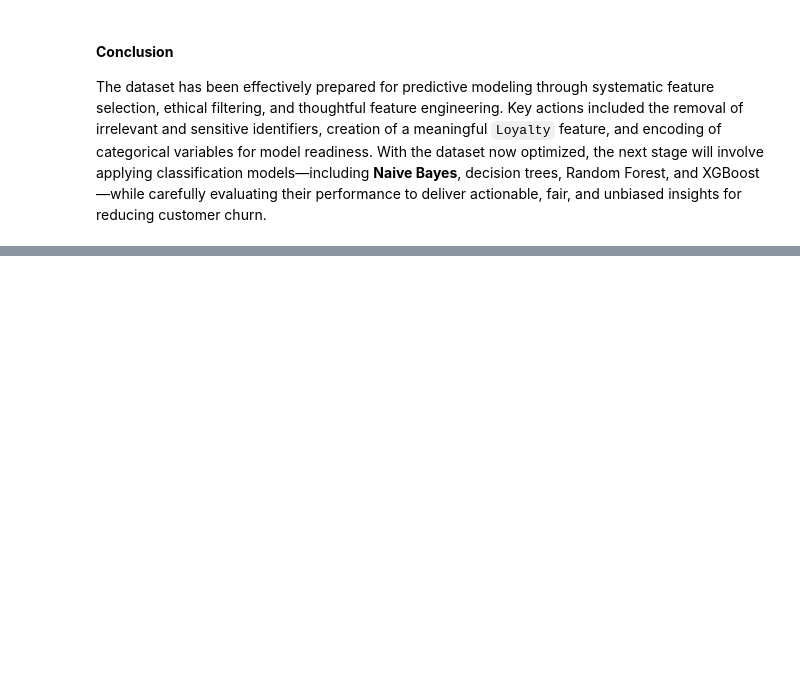
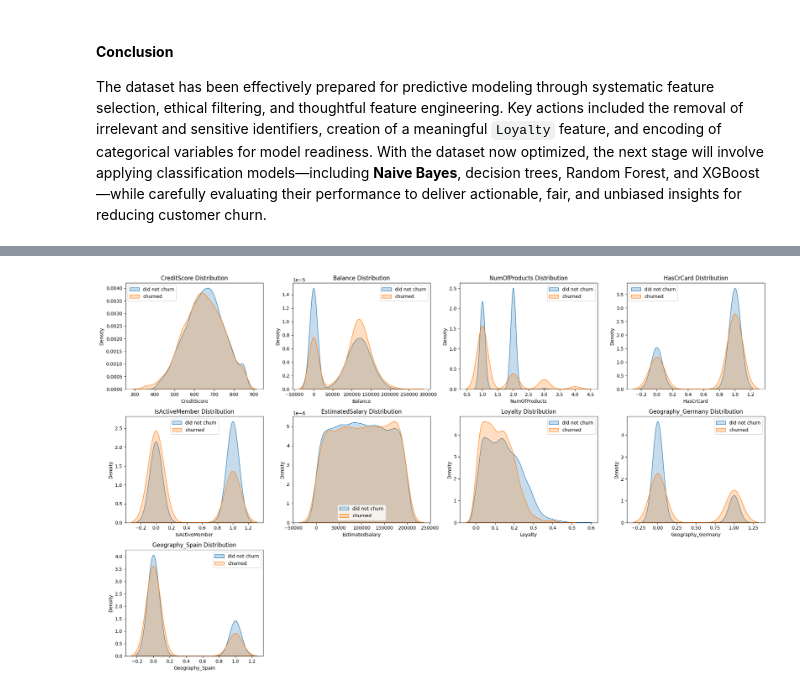
Before and after one commit to Cyberoctane29/Deutsche-Bank-Customer-Churn-Prediction-End-to-End-Analysis-and-Modeling, a Jupyter notebook: Deutsche_Bank_Customer_Churn_Prediction_End_to_End_Analysis_and_Modeling.ipynb, the cells around one changed output, grey strips where cells are left out. Cells and saved outputs as stored; diff of their text form; code cells hidden in the pictures; blank space fills up the shorter version.

```diff
--- a/Deutsche_Bank_Customer_Churn_Prediction_End_to_End_Analysis_and_Modeling.ipynb
+++ b/Deutsche_Bank_Customer_Churn_Prediction_End_to_End_Analysis_and_Modeling.ipynb
@@ -487,0 +659,21 @@ The dataset has been effectively prepared for predictive modeling through system
+# %%
+features = ['CreditScore', 'Balance', 'NumOfProducts', 'HasCrCard', 'IsActiveMember', 'EstimatedSalary', 'Loyalty', 'Geography_Germany', 'Geography_Spain']
+
+fig, axes = plt.subplots(3, 4, figsize=(20, 12))
+axes = axes.flatten()
+
+for i, col in enumerate(features):
+    sns.kdeplot(data=churn_df[churn_df['Exited'] == 0],
+                x=col, fill=True, ax=axes[i], label='did not churn')
+    sns.kdeplot(data=churn_df[churn_df['Exited'] == 1],
+                x=col, fill=True, ax=axes[i], label='churned')
+    axes[i].set_title(f'{col} Distribution')
+    axes[i].legend()
+
+for j in range(len(features), len(axes)):
+    fig.delaxes(axes[j])
+
+plt.tight_layout()
+plt.show()
+# %% [output]
+[figure, added]
```
Also changed, not shown: parts of 70 cells of this notebook, 2 other files.
